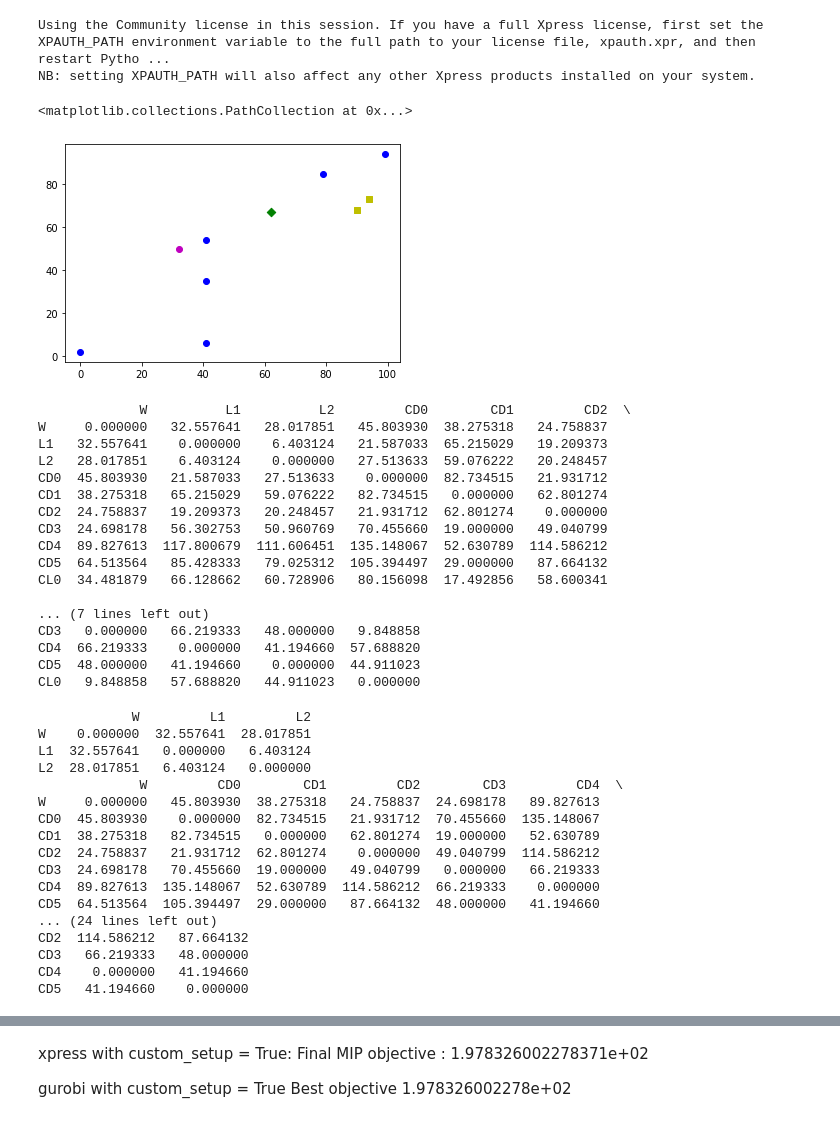
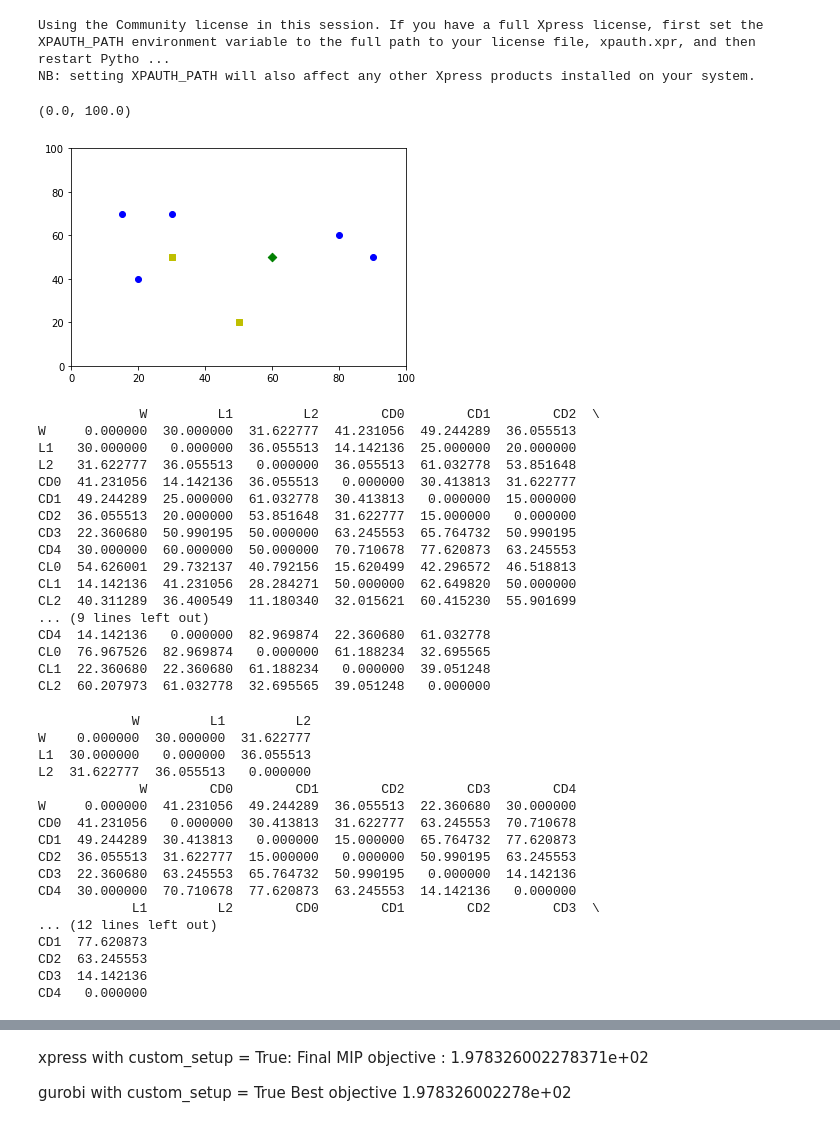
Before and after one commit to AndreaGonzato/package_delivery_optimisation_problem, a Jupyter notebook: single_period_problem_xpress.ipynb, the cells around one changed output, grey strips where cells are left out. Drawn from its saved outputs; the diff is of its cells as text; code cells hidden in the pictures.

```diff
--- a/single_period_problem_xpress.ipynb
+++ b/single_period_problem_xpress.ipynb
@@ -24,7 +24,7 @@ from vehicle import Vehicle
 from vehicle_type import VehicleType
 # %%
 # input
-custom_setup = False
+custom_setup = True
 C = 7
 L = 2
 
@@ -128,12 +128,14 @@ W_location = np.delete(W_location, 0, 0)
 # %%
 # plot the map
 plt.scatter(CD_location[:,0],CD_location[:,1],color='b')
-plt.scatter(CL_location[:,0],CL_location[:,1],color='m')
+#plt.scatter(CL_location[:,0],CL_location[:,1],color='m')
 plt.scatter(W_location[:,0],W_location[:,1],color='g',marker='D')
 plt.scatter(L_location[:,0],L_location[:,1],color ='y',marker='s')
+plt.xlim([0, map_size])
+plt.ylim([0, map_size])
 # %% [output]
-<matplotlib.collections.PathCollection at 0x...>
+(0.0, 100.0)
-[figure, old version]
+[figure, new version]
 # %%
 #calcolo la matrice delle distanze:
 
@@ -150,23 +152,23 @@ dist_matrix = pd.DataFrame(distance_matrix(df.values, df.values), index=df.index
 matrix_distance_converted_in_numpy =dist_matrix.to_numpy()
 print(dist_matrix)
 # %% [output]
-             W          L1          L2         CD0        CD1         CD2  \
-W     0.000000   32.557641   28.017851   45.803930  38.275318   24.758837
-L1   32.557641    0.000000    6.403124   21.587033  65.215029   19.209373
-L2   28.017851    6.403124    0.000000   27.513633  59.076222   20.248457
-CD0  45.803930   21.587033   27.513633    0.000000  82.734515   21.931712
-CD1  38.275318   65.215029   59.076222   82.734515   0.000000   62.801274
-CD2  24.758837   19.209373   20.248457   21.931712  62.801274    0.000000
-CD3  24.698178   56.302753   50.960769   70.455660  19.000000   49.040799
-CD4  89.827613  117.800679  111.606451  135.148067  52.630789  114.586212
-CD5  64.513564   85.428333   79.025312  105.394497  29.000000   87.664132
-CL0  34.481879   66.128662   60.728906   80.156098  17.492856   58.600341
-
-... (7 lines left out)
-CD3   0.000000   66.219333   48.000000   9.848858
-CD4  66.219333    0.000000   41.194660  57.688820
-CD5  48.000000   41.194660    0.000000  44.911023
-CL0   9.848858   57.688820   44.911023   0.000000
+             W         L1         L2        CD0        CD1        CD2  \
+W     0.000000  30.000000  31.622777  41.231056  49.244289  36.055513
+L1   30.000000   0.000000  36.055513  14.142136  25.000000  20.000000
+L2   31.622777  36.055513   0.000000  36.055513  61.032778  53.851648
+CD0  41.231056  14.142136  36.055513   0.000000  30.413813  31.622777
+CD1  49.244289  25.000000  61.032778  30.413813   0.000000  15.000000
+CD2  36.055513  20.000000  53.851648  31.622777  15.000000   0.000000
+CD3  22.360680  50.990195  50.000000  63.245553  65.764732  50.990195
+CD4  30.000000  60.000000  50.000000  70.710678  77.620873  63.245553
+CL0  54.626001  29.732137  40.792156  15.620499  42.296572  46.518813
+CL1  14.142136  41.231056  28.284271  50.000000  62.649820  50.000000
+CL2  40.311289  36.400549  11.180340  32.015621  60.415230  55.901699
+... (9 lines left out)
+CD4  14.142136   0.000000  82.969874  22.360680  61.032778
+CL0  76.967526  82.969874   0.000000  61.188234  32.695565
+CL1  22.360680  22.360680  61.188234   0.000000  39.051248
+CL2  60.207973  61.032778  32.695565  39.051248   0.000000
 # %%
 #filter data
 
@@ -183,22 +185,22 @@ LF_distances_matrix = LF_distances_matrix.filter(items=lockers + C_D, axis=0)
 print(LF_distances_matrix)
 # %% [output]
             W         L1         L2
-W    0.000000  32.557641  28.017851
-L1  32.557641   0.000000   6.403124
-L2  28.017851   6.403124   0.000000
-             W         CD0        CD1         CD2        CD3         CD4  \
-W     0.000000   45.803930  38.275318   24.758837  24.698178   89.827613
-CD0  45.803930    0.000000  82.734515   21.931712  70.455660  135.148067
-CD1  38.275318   82.734515   0.000000   62.801274  19.000000   52.630789
-CD2  24.758837   21.931712  62.801274    0.000000  49.040799  114.586212
-CD3  24.698178   70.455660  19.000000   49.040799   0.000000   66.219333
-CD4  89.827613  135.148067  52.630789  114.586212  66.219333    0.000000
-CD5  64.513564  105.394497  29.000000   87.664132  48.000000   41.194660
-... (24 lines left out)
-CD2  114.586212   87.664132
-CD3   66.219333   48.000000
-CD4    0.000000   41.194660
-CD5   41.194660    0.000000
+W    0.000000  30.000000  31.622777
+L1  30.000000   0.000000  36.055513
+L2  31.622777  36.055513   0.000000
+             W        CD0        CD1        CD2        CD3        CD4
+W     0.000000  41.231056  49.244289  36.055513  22.360680  30.000000
+CD0  41.231056   0.000000  30.413813  31.622777  63.245553  70.710678
+CD1  49.244289  30.413813   0.000000  15.000000  65.764732  77.620873
+CD2  36.055513  31.622777  15.000000   0.000000  50.990195  63.245553
+CD3  22.360680  63.245553  65.764732  50.990195   0.000000  14.142136
+CD4  30.000000  70.710678  77.620873  63.245553  14.142136   0.000000
+            L1         L2        CD0        CD1        CD2        CD3  \
+... (12 lines left out)
+CD1  77.620873
+CD2  63.245553
+CD3  14.142136
+CD4   0.000000
 # %%
 # Delivery Cost
 pi = 1
```
Also changed, not shown: parts of 5 cells of this notebook, 8 other files.
